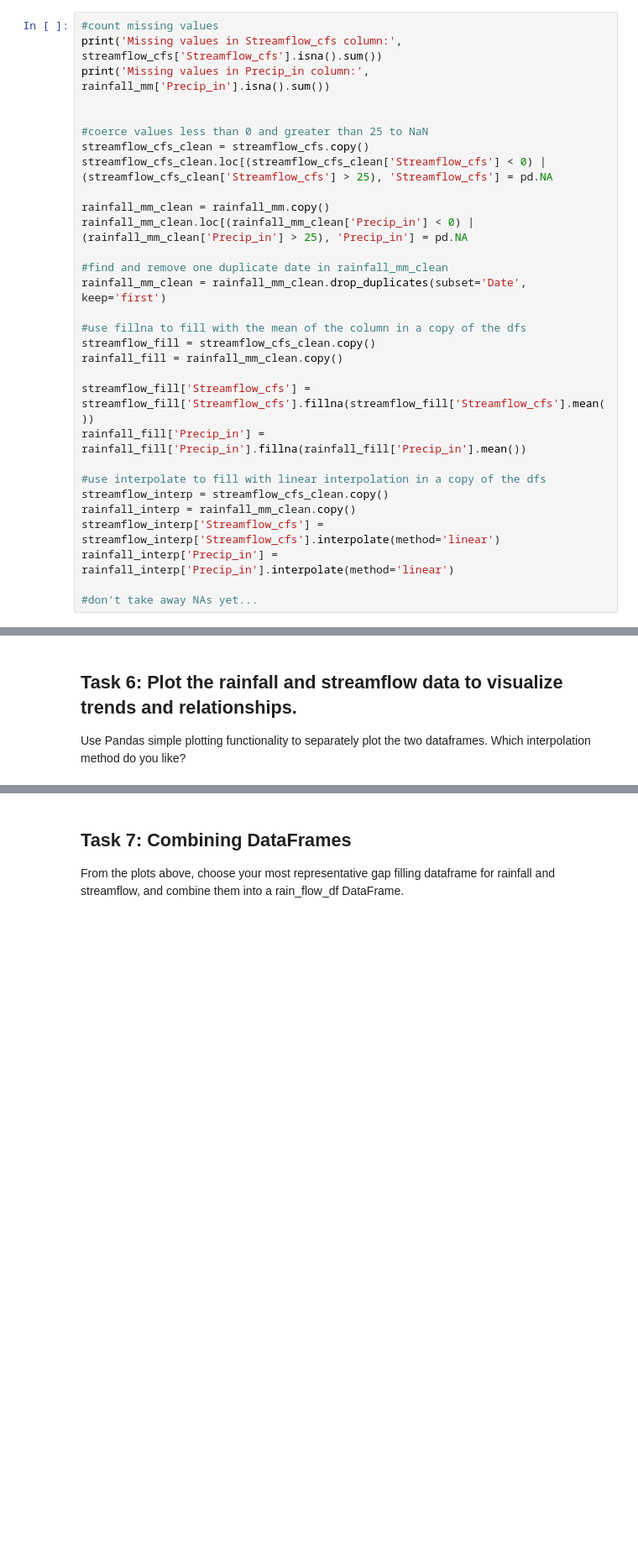
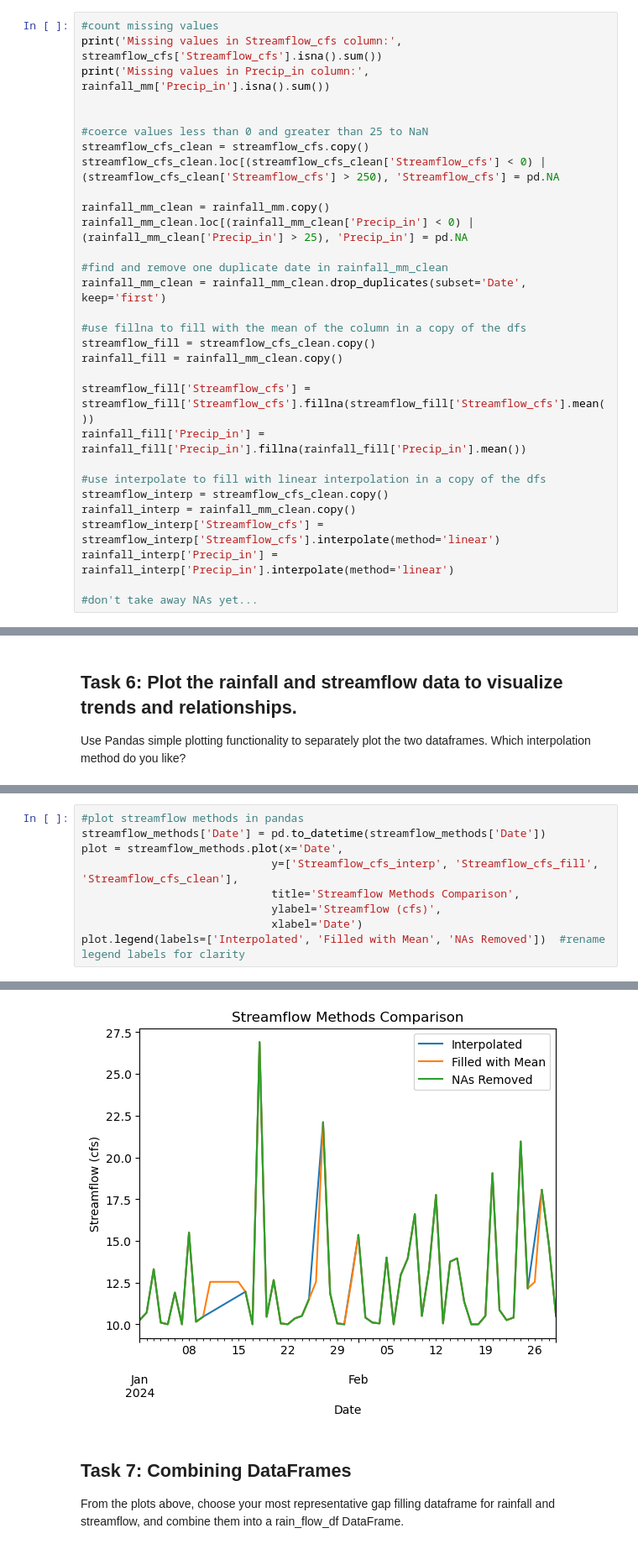
Before and after one commit to adernbach/Introduction-to-Python, a Jupyter notebook: Pandas/PandasExercise1.ipynb, the cells around one changed output, grey strips where cells are left out. Shown at 84% size. Saved outputs shown, nothing was run; the diff lists cells and outputs as text; blank space fills up the shorter version.

```diff
--- a/Pandas/PandasExercise1.ipynb
+++ b/Pandas/PandasExercise1.ipynb
@@ -105,7 +111,7 @@ print('Missing values in Precip_in column:', rainfall_mm['Precip_in'].isna().sum
 
 #coerce values less than 0 and greater than 25 to NaN
 streamflow_cfs_clean = streamflow_cfs.copy()
-streamflow_cfs_clean.loc[(streamflow_cfs_clean['Streamflow_cfs'] < 0) | (streamflow_cfs_clean['Streamflow_cfs'] > 25), 'Streamflow_cfs'] = pd.NA
+streamflow_cfs_clean.loc[(streamflow_cfs_clean['Streamflow_cfs'] < 0) | (streamflow_cfs_clean['Streamflow_cfs'] > 250), 'Streamflow_cfs'] = pd.NA
 
 rainfall_mm_clean = rainfall_mm.copy()
 rainfall_mm_clean.loc[(rainfall_mm_clean['Precip_in'] < 0) | (rainfall_mm_clean['Precip_in'] > 25), 'Precip_in'] = pd.NA
@@ -142,0 +198,10 @@ Use Pandas simple plotting functionality to separately plot the two dataframes.
+# %%
+#plot streamflow methods in pandas
+streamflow_methods['Date'] = pd.to_datetime(streamflow_methods['Date'])
+plot = streamflow_methods.plot(x='Date',
+                             y=['Streamflow_cfs_interp', 'Streamflow_cfs_fill', 'Streamflow_cfs_clean'],
+                             title='Streamflow Methods Comparison',
+                             ylabel='Streamflow (cfs)',
+                             xlabel='Date')
+plot.legend(labels=['Interpolated', 'Filled with Mean', 'NAs Removed'])  #rename legend labels for clarity
+# %% [output]
@@ -143,3 +209,4 @@ Use Pandas simple plotting functionality to separately plot the two dataframes.
+[figure, added]
 # %% [markdown]
 ## Task 7: Combining DataFrames
 
```
Also changed, not shown: parts of 13 cells of this notebook, 2 other files.
